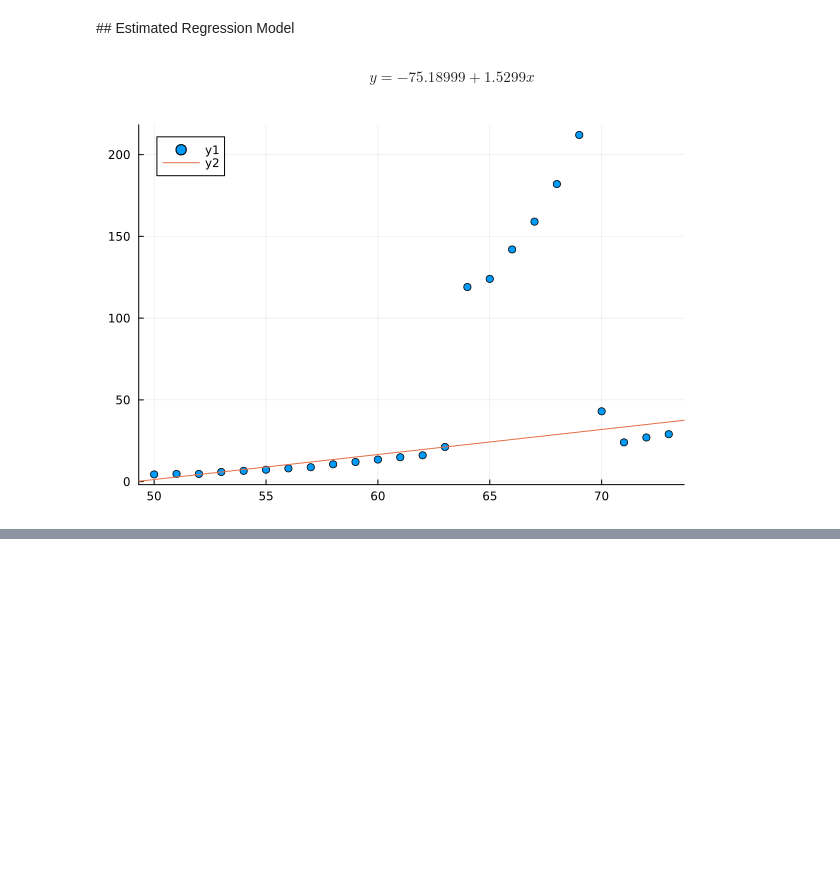
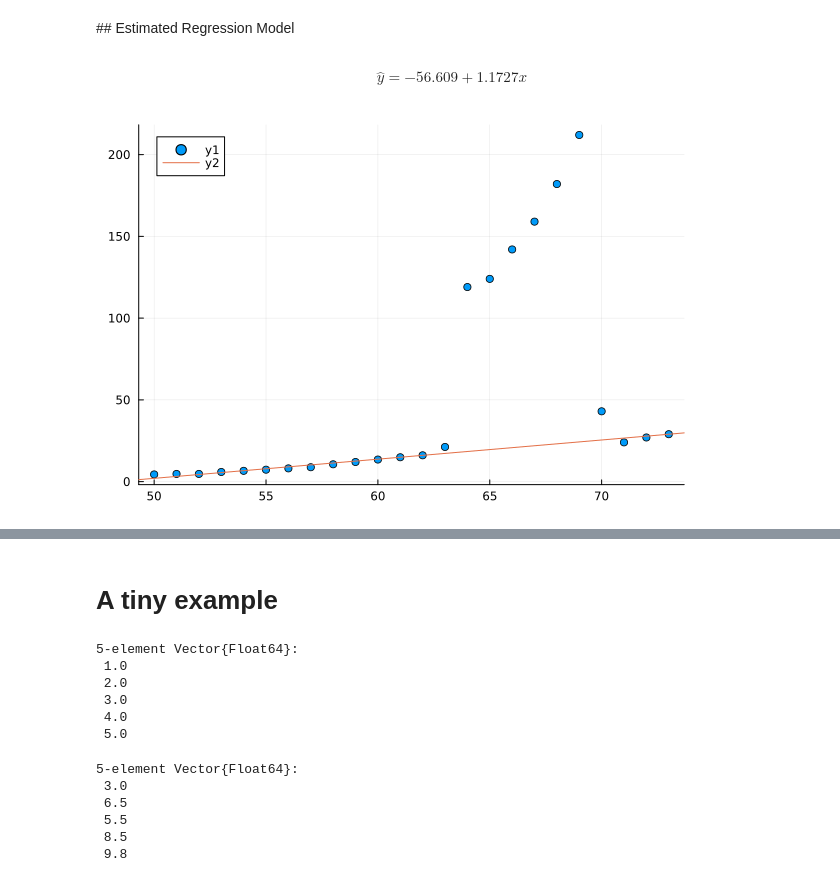
Before and after one commit to jbytecode/notebooks, a Jupyter notebook: lad.ipynb, the cells around one changed output, grey strips where cells are left out. Saved outputs shown, nothing was run; the diff lists cells and outputs as text; code cells hidden in the pictures; blank space fills up the shorter version.

Commit message:
add tiny example in lad (in context of goal programming)

```diff
--- a/lad.ipynb
+++ b/lad.ipynb
@@ -106,13 +97,13 @@ optimize!(m)
 ## Estimated Regression Model
 # %% [markdown]
 $$
-\hat{y} = -75.18999 + 1.5299 x
+\hat{y} = -56.609 + 1.1727 x
 $$
 # %%
 scatter(year,calls)
-Plots.abline!(1.5299, -75.18999)
+Plots.abline!(1.1727, -56.609)
 # %% [output]
-[figure, old version]
+[figure, new version]
 # %%
 JuMP.latex_formulation(m)
 # %% [output]
@@ -191,3 +182,23 @@ $$ \begin{aligned}
  & d_{47} \geq 0\\
  & d_{48} \geq 0\\
 \end{aligned} $$
+# %% [markdown]
+# A tiny example
+# %%
+x = [1.0, 2.0, 3.0, 4.0, 5.0]
+# %% [output]
+5-element Vector{Float64}:
+ 1.0
+ 2.0
+ 3.0
+ 4.0
+ 5.0
+# %%
+y = [3.0, 6.5, 5.5, 8.5, 9.8]
+# %% [output]
+5-element Vector{Float64}:
+ 3.0
+ 6.5
+ 5.5
+ 8.5
+ 9.8
```
Also changed, not shown: parts of 3 cells of this notebook.
